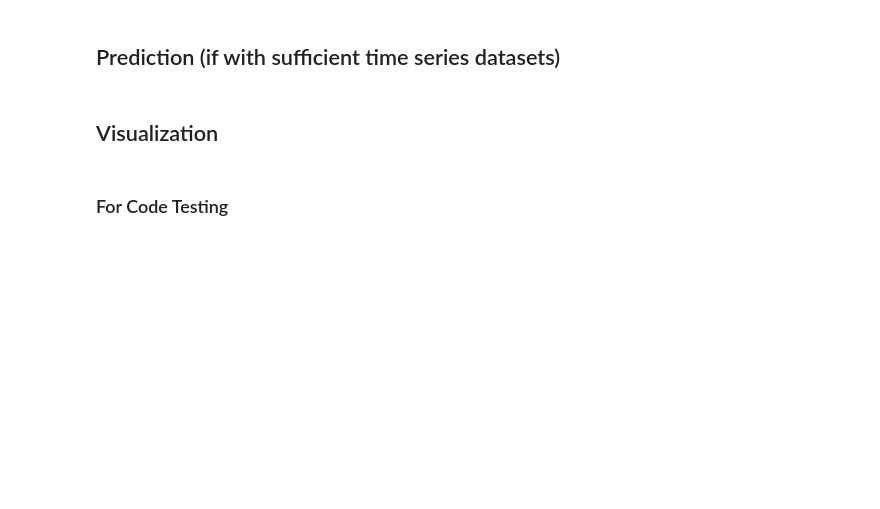
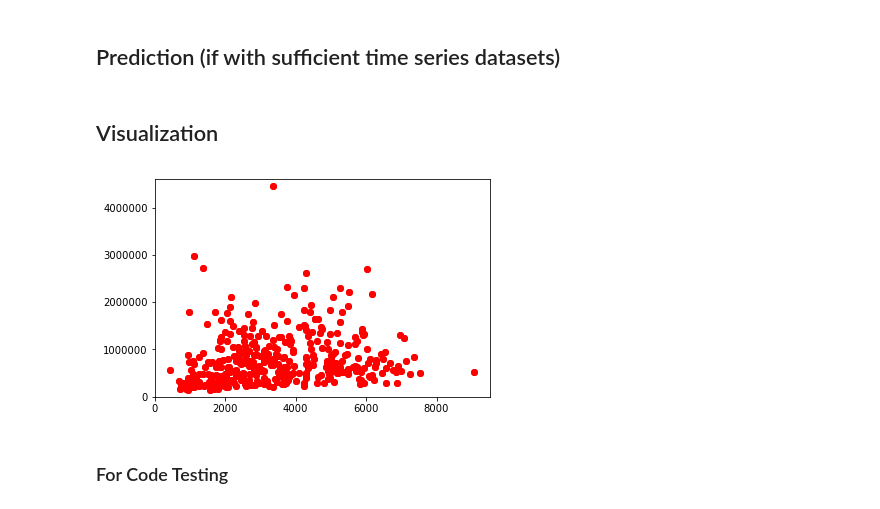
Before and after one commit to Animalone/Data-Analytics-Project-on-Housing-Prices-, a Jupyter notebook: Housing Prices.ipynb, the cells around one changed output. Cells and saved outputs as stored; diff of their text form; code cells hidden in the pictures; blank space fills up the shorter version.

```diff
--- a/Housing Prices.ipynb
+++ b/Housing Prices.ipynb
@@ -50,11 +50,12 @@ def initialAreas(data):
         areaCode = properties['SA22011Code']
         medianPrice = properties['Sold_Both_Auction_Private_Treaty_MedianPrice']
         avgPrice = properties['For_Sale_Both_Auction_Private_Treaty_AveragePrice']
-        date = int(str(properties['DateMonth']) + str(properties['DateYear']))
-        area = S2Area(id = areaCode)
-        area.updateDataDict(Date = date, datasetName = "medianPrice", data = medianPrice)
-        area.updateDataDict(Date = date, datasetName = "avgPrice", data = avgPrice)
-        areaList.append(area)
+        if medianPrice and avgPrice:
+            date = int(str(properties['DateMonth']) + str(properties['DateYear']))
+            area = S2Area(id = areaCode)
+            area.updateDataDict(Date = date, datasetName = "medianPrice", data = medianPrice)
+            area.updateDataDict(Date = date, datasetName = "avgPrice", data = avgPrice)
+            areaList.append(area)
     return areaList
 data = openFile('./Prices/For_sale__for_rent_and_sold_data_by_SA2_01_01_1986_-_31_12_2017/data8915622582211247437.json')
 areaList = initialAreas(data)
@@ -258,0 +267,6 @@ for item in newAreaList:
+# %%
+y = []
+x = []
+for item in newAreaList:
+    y.append(int(item.dataDict[122017]['medianPrice']))
+    x.append(int(item.dataDict[122017]['tot_tot']))
@@ -260,3 +342,10 @@ for item in newAreaList:
 ## Prediction (if with sufficient time series datasets)
 # %% [markdown]
 ## Visualization
+# %%
+import matplotlib.pyplot as plt
+plt.plot(x, y, 'ro')
+plt.axis([0, max(x)+min(x), 0, max(y)+min(y)])
+plt.show()
+# %% [output]
+[figure, added]
```
Also changed, not shown: parts of 10 cells of this notebook, 1 other file.
